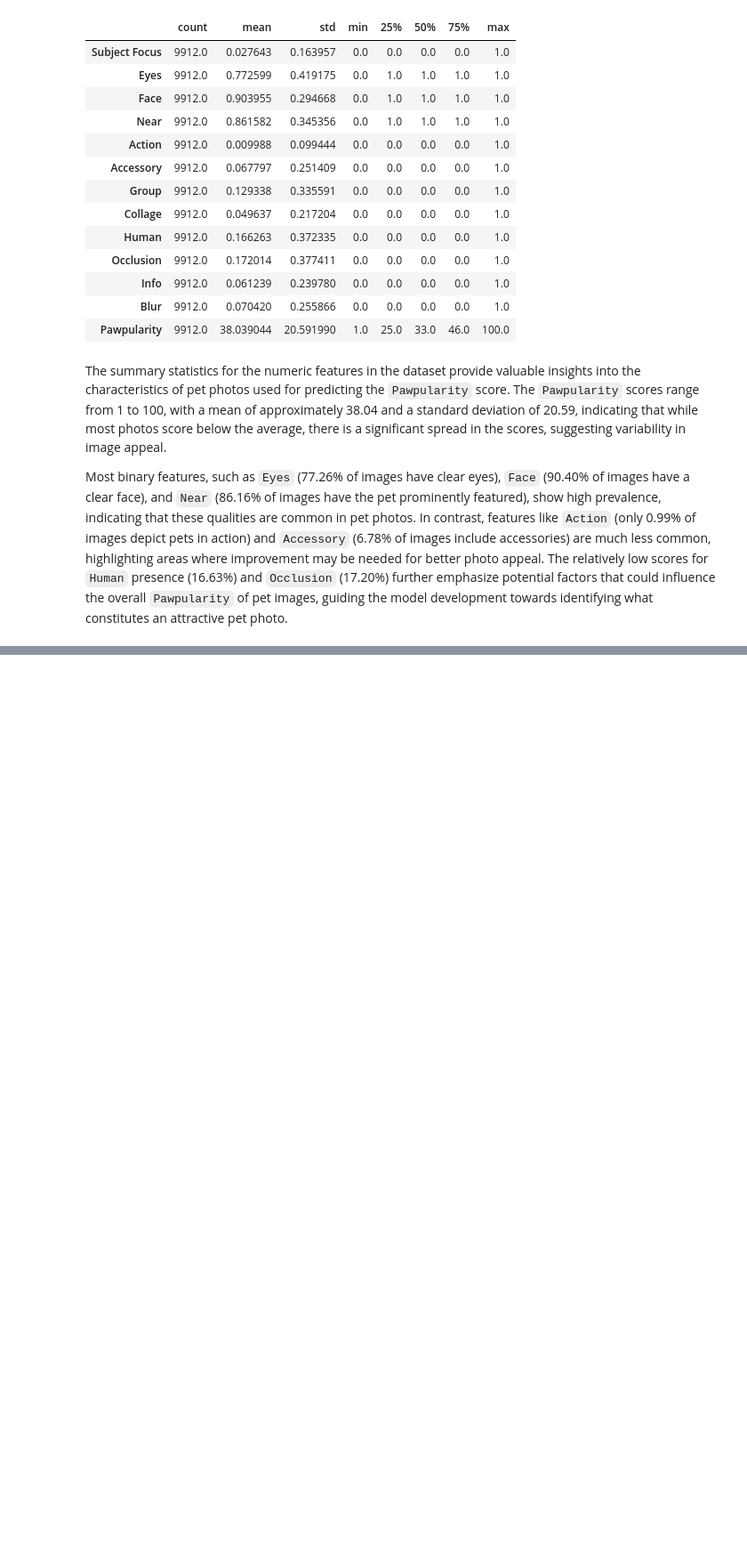
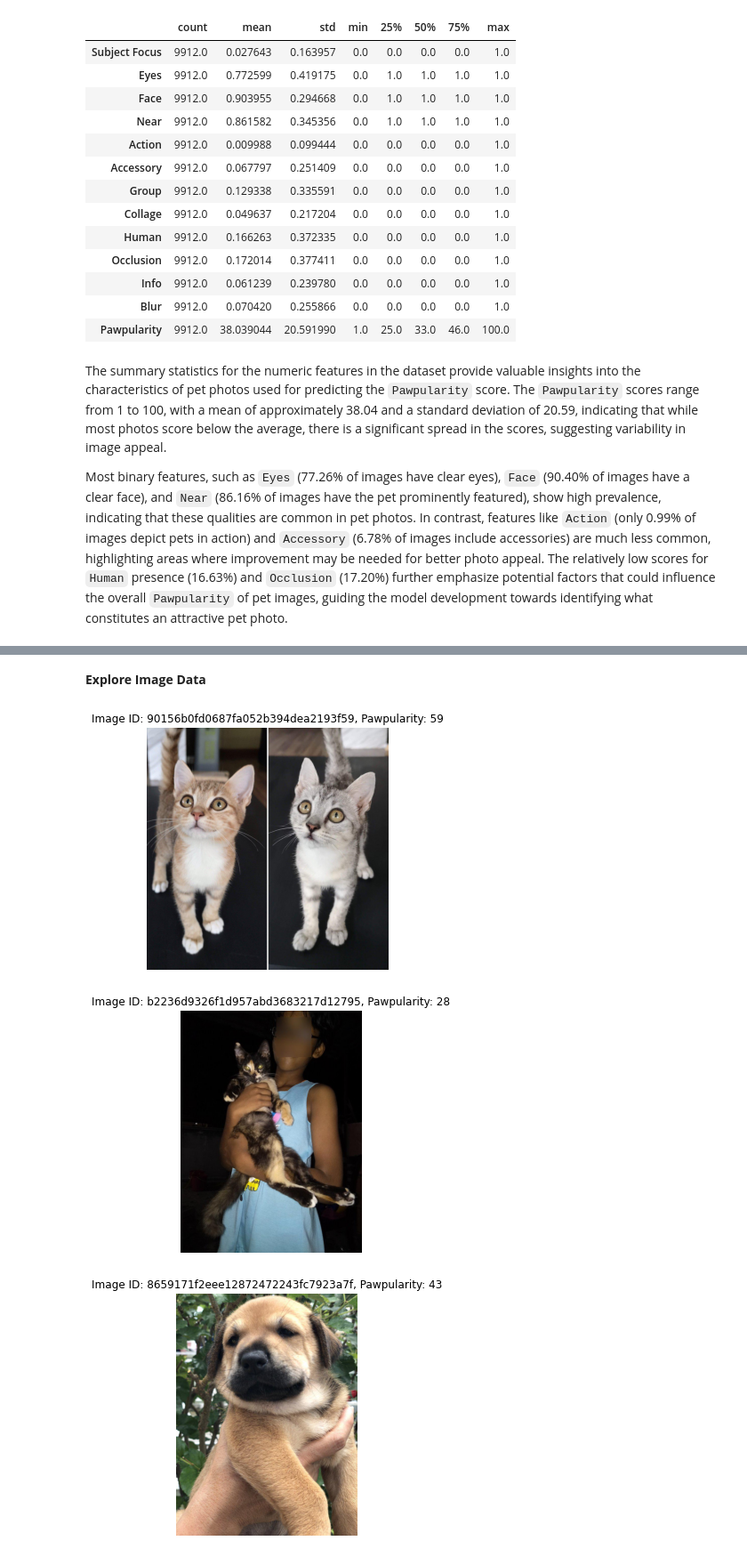
Before and after one commit to sssunri/pawpularity_score_model, a Jupyter notebook: pawpularity_score_model.ipynb, the cells around one changed output, grey strips where cells are left out. Shown at 89% size. Saved outputs shown, nothing was run; the diff lists cells and outputs as text; code cells hidden in the pictures; blank space fills up the shorter version.

Commit message:
explore the image data and pawpularity distribution

```diff
--- a/pawpularity_score_model.ipynb
+++ b/pawpularity_score_model.ipynb
@@ -109,0 +139,18 @@ Most binary features, such as `Eyes` (77.26% of images have clear eyes), `Face`
+# %% [markdown]
+**Explore Image Data**
+# %%
+image_path = 'data/train/'
+sample_data = df.sample(5)
+
+for i, row in sample_data.iterrows():
+    img = cv2.imread(os.path.join(image_path, row['Id'] + '.jpg'))
+    img = cv2.cvtColor(img, cv2.COLOR_BGR2RGB)
+
+    plt.imshow(img)
+    plt.title(f"Image ID: {row['Id']}, Pawpularity: {row['Pawpularity']}")
+    plt.axis('off')
+    plt.show()
+# %% [output]
+[figure, added]
+[figure, added]
+[figure, added]
```
Also changed, not shown: parts of 7 cells of this notebook.
